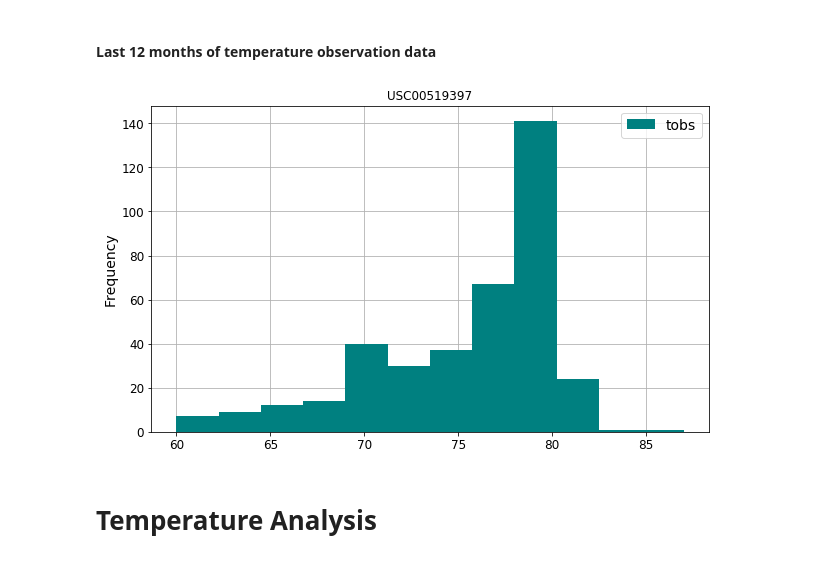
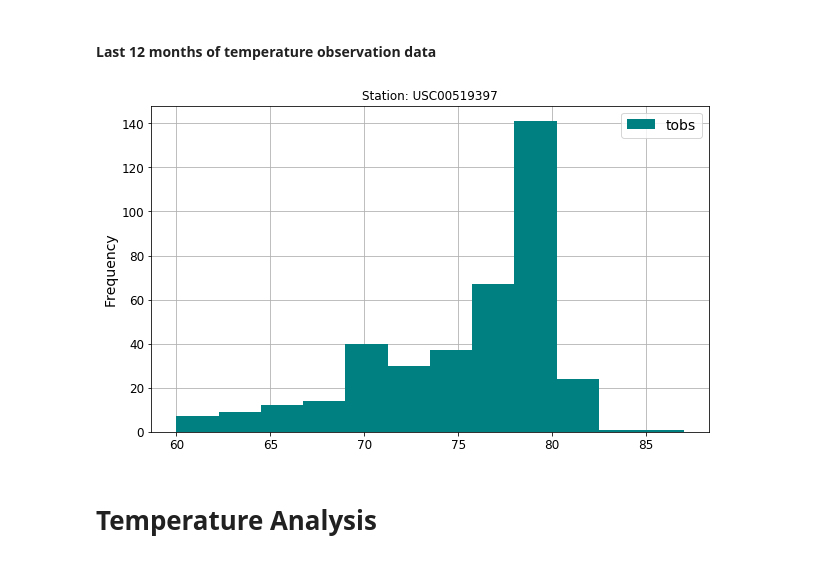
Before and after one commit to buitron/Honolulu_climate_analysis, a Jupyter notebook: solution/notebooks/climate_analysis.ipynb, the cells around one changed output. Cells and saved outputs as stored; diff of their text form; code cells hidden in the pictures.

```diff
--- a/solution/notebooks/climate_analysis.ipynb
+++ b/solution/notebooks/climate_analysis.ipynb
@@ -7,7 +7,7 @@ from sqlalchemy.ext.automap import automap_base
 
 import matplotlib.pyplot as plt
 # %%
-engine = create_engine('sqlite:///../resources/database/hawaii.sqlite')
+engine = create_engine('sqlite:///../../resources/database/hawaii.sqlite')
 # %%
 inspector_gadget = inspect(engine)
 # %%
@@ -159,12 +122,12 @@ largest_station = session.query(Measurement.tobs, Measurement.date).filter(Measu
 # %%
 df = pd.DataFrame(largest_station)
 # %%
-df.plot.hist(bins=12, zorder=2, title=largest_count, grid=True, figsize=(10,6), fontsize=12, color='teal')
+df.plot.hist(bins=12, zorder=2, title=f"Station: {largest_count}", grid=True, figsize=(10,6), fontsize=12, color='teal')
 plt.ylabel('Frequency', size=14)
 plt.legend(loc=1, prop={'size': 14})
 plt.show()
 # %% [output]
-[figure, old version]
+[figure, new version]
 # %% [markdown]
 # Temperature Analysis
 # %%
```
Also changed, not shown: parts of 14 cells of this notebook, 8 other files.
